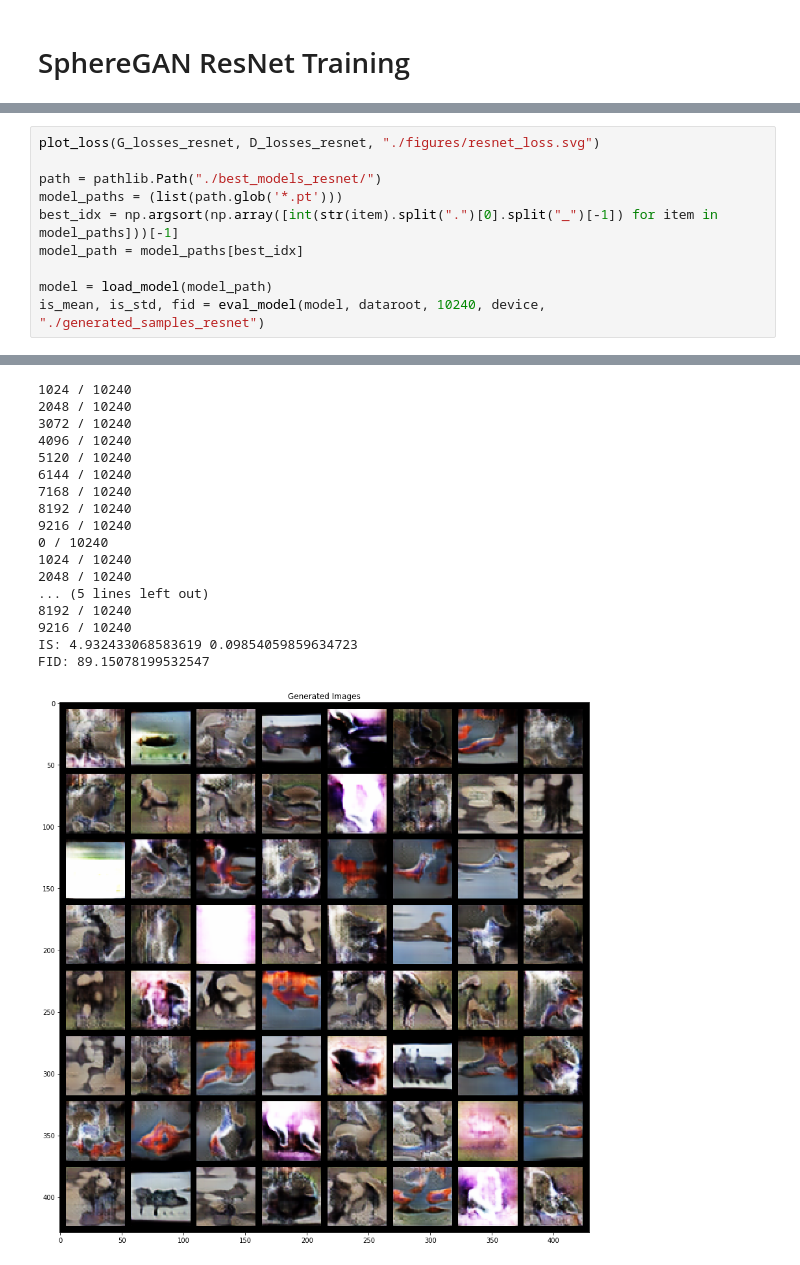
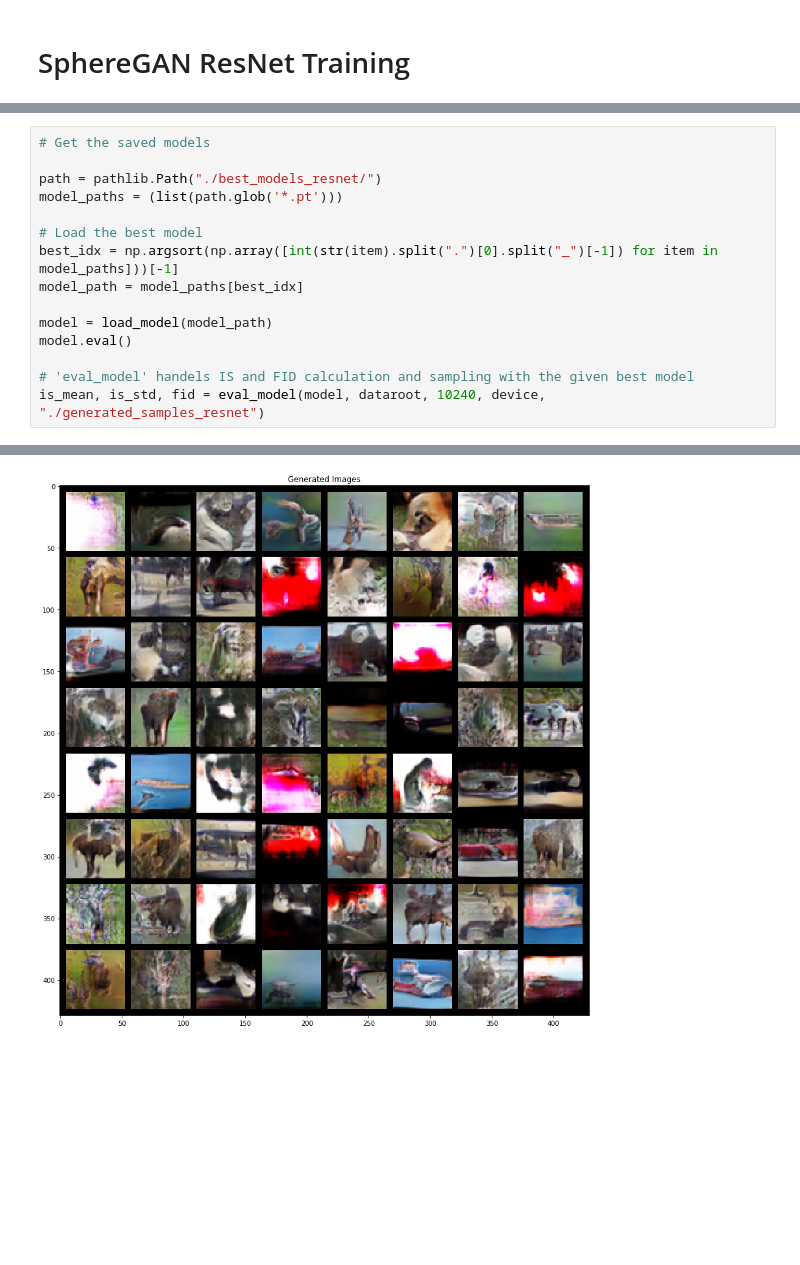
Before and after one commit to ismailkocdemir/sphere_gan, a Jupyter notebook: main.ipynb, the cells around one changed output, grey strips where cells are left out. Saved outputs shown, nothing was run; the diff lists cells and outputs as text; blank space fills up the shorter version.

```diff
--- a/main.ipynb
+++ b/main.ipynb
@@ -491,12 +598,17 @@ KeyboardInterrupt:
 # %%
-plot_loss(G_losses_resnet, D_losses_resnet, "./figures/resnet_loss.svg")
+# Get the saved models
 
 path = pathlib.Path("./best_models_resnet/")
 model_paths = (list(path.glob('*.pt')))
+
+# Load the best model
 best_idx = np.argsort(np.array([int(str(item).split(".")[0].split("_")[-1]) for item in model_paths]))[-1]
 model_path = model_paths[best_idx]
 
 model = load_model(model_path)
+model.eval()
+
+# 'eval_model' handels IS and FID calculation and sampling with the given best model
 is_mean, is_std, fid = eval_model(model, dataroot, 10240, device, "./generated_samples_resnet")
 # %% [output]
 Generating images...
@@ -518,18 +631 @@ Calculating FID...
-1024 / 10240
-2048 / 10240
-3072 / 10240
-4096 / 10240
-5120 / 10240
-6144 / 10240
-7168 / 10240
-8192 / 10240
-9216 / 10240
-0 / 10240
-1024 / 10240
-2048 / 10240
-... (5 lines left out)
-8192 / 10240
-9216 / 10240
-IS: 4.932433068583619 0.09854059859634723
-FID: 89.15078199532547
-[figure, old version]
+[figure, new version]
```
Also changed, not shown: parts of 14 cells of this notebook, 17 other files.
